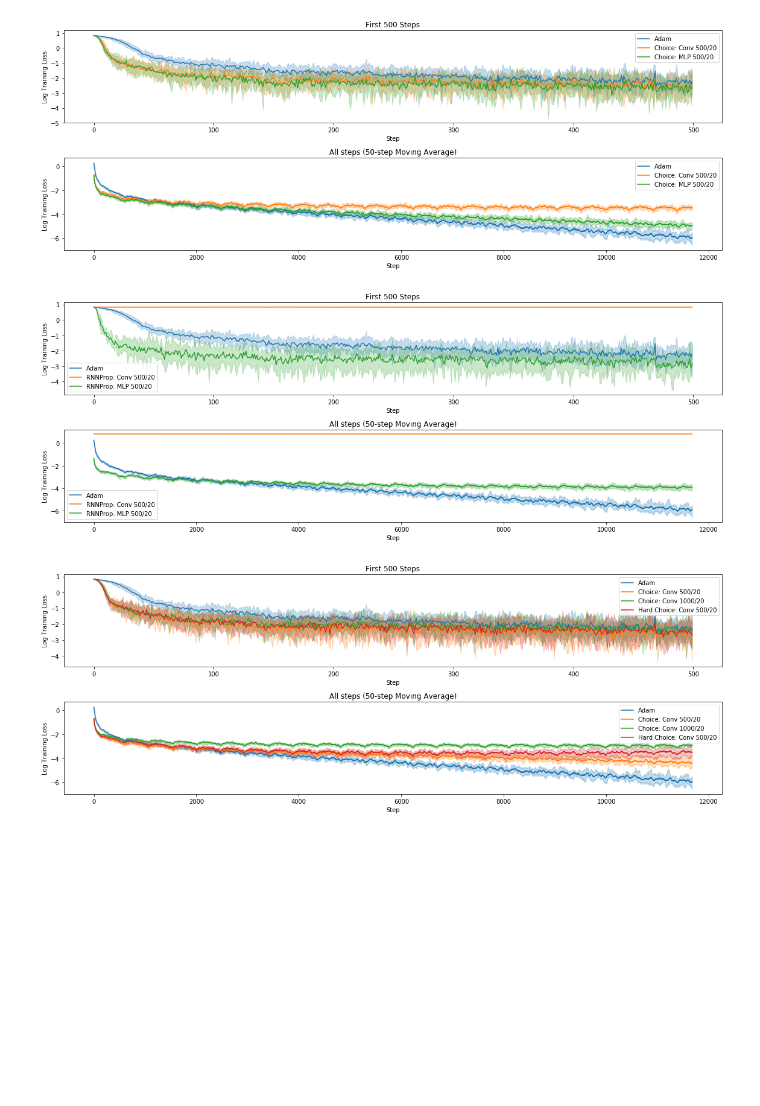
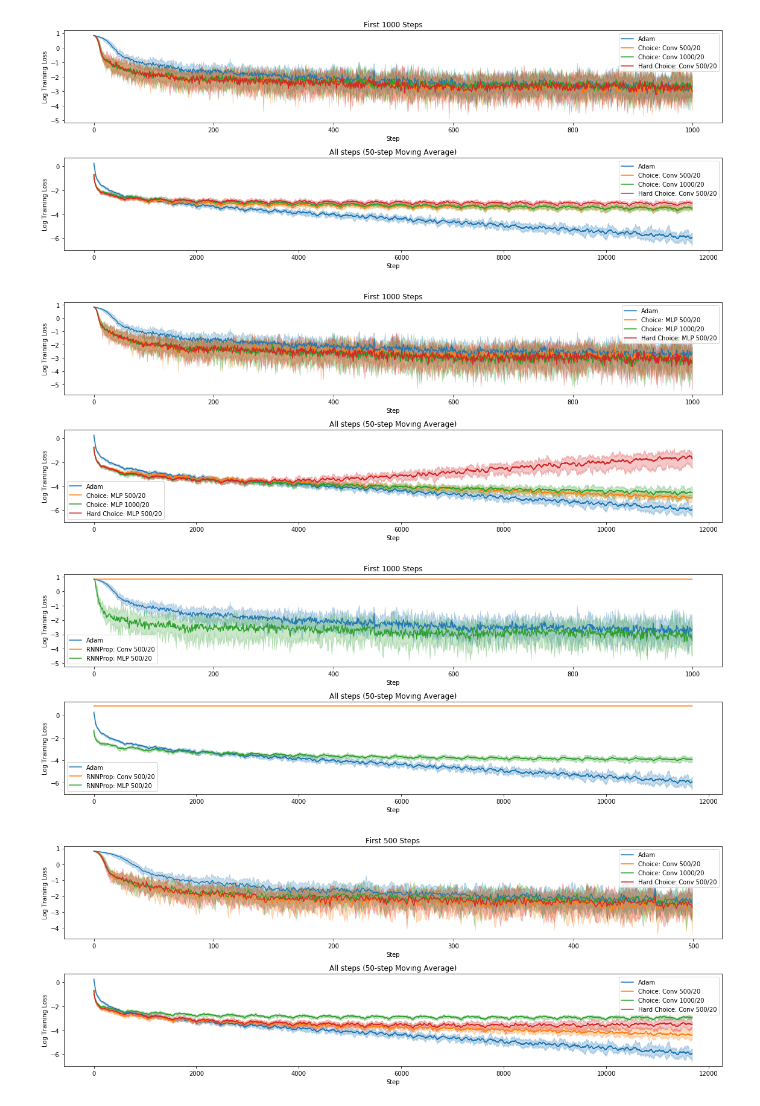
Before and after one commit to thetianshuhuang/l2o, a Jupyter notebook: eval_analysis.ipynb, the cells around one changed output. Cells and saved outputs as stored; diff of their text form; code cells hidden in the pictures; blank space fills up the shorter version.

```diff
--- a/eval_analysis.ipynb
+++ b/eval_analysis.ipynb
@@ -7,17 +7,19 @@ import plot
 # %%
 def plot_eval(tests):
     fig, axs = plt.subplots(2, 1, figsize=(16, 6))
-    plot.plot_stats_batch(tests, axs[0], end=500, sma=1)
-    axs[0].set_title("First 500 Steps")
+    plot.plot_stats_batch(tests, axs[0], end=1000, sma=1)
+    axs[0].set_title("First 1000 Steps")
     plot.plot_stats_batch(tests, axs[1], end=0, sma=50)
     axs[1].set_title("All steps (50-step Moving Average)")
     fig.tight_layout()
 # %%
-plot_eval(["adam", "choice-20x25C", "choice-20x25M"])
+plot_eval(["adam", "choice-20x25C", "choice-20x50C", "choice-20x25C-hard"])
+plot_eval(["adam", "choice-20x25M", "choice-20x50M", "choice-20x25M-hard"])
 plot_eval(["adam", "rnnprop-20x25C", "rnnprop-20x25M"])
 # %% [output]
-[figure, old version]
+[figure, new version]
-[figure, old version]
+[figure, new version]
+[figure, added]
 # %%
 plot_eval(["adam", "choice-20x25C", "choice-20x50C", "choice-20x25C-hard"])
 # %% [output]
```
Also changed, not shown: 6 other files.
